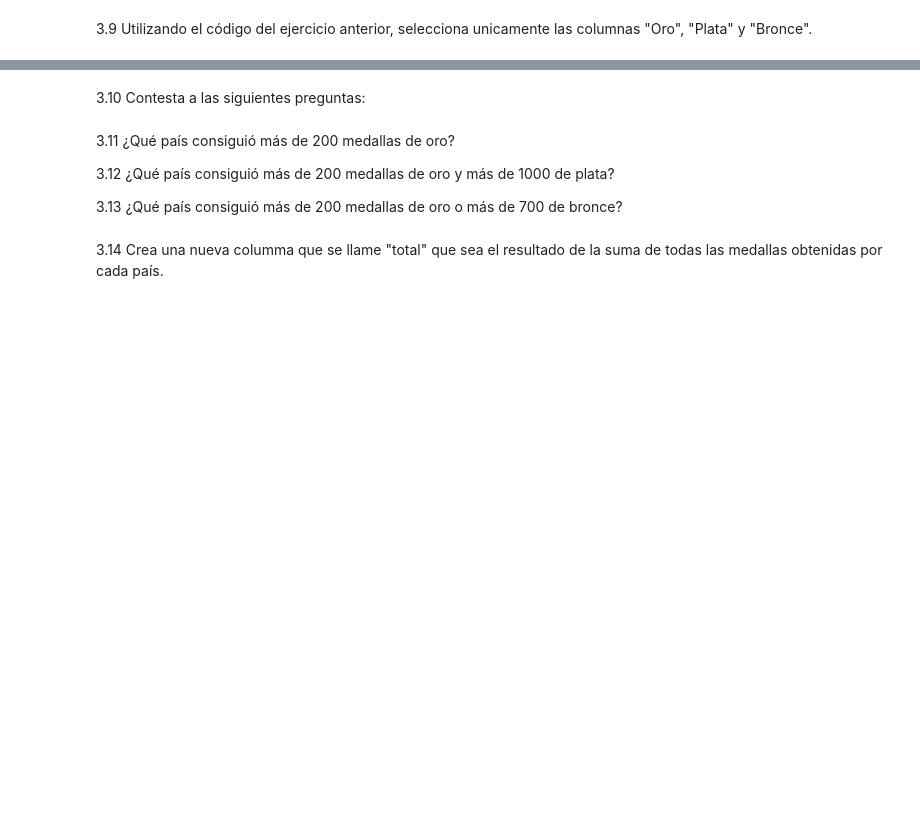
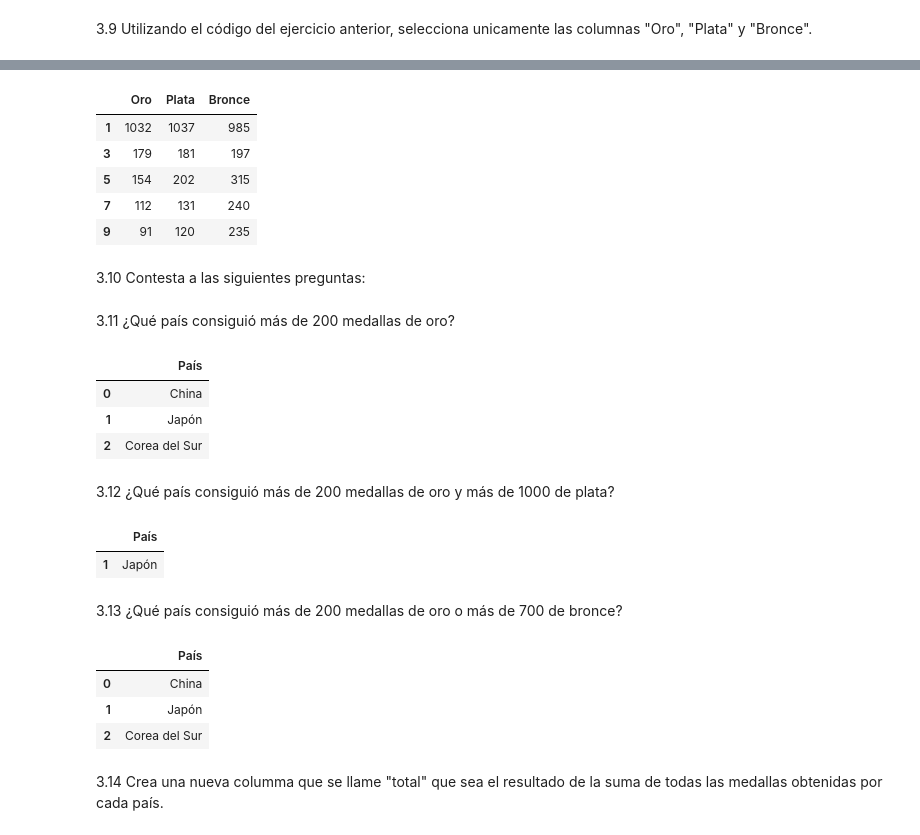
Before and after one commit to BSReguera/Pair-Programming-Modulo-3-Sprint1, a Jupyter notebook: pairprogramming-modulo3-leccion02.ipynb, the cells around one changed output, grey strips where cells are left out. Cells and saved outputs as stored; diff of their text form; code cells hidden in the pictures; blank space fills up the shorter version.

```diff
--- a/pairprogramming-modulo3-leccion02.ipynb
+++ b/pairprogramming-modulo3-leccion02.ipynb
@@ -66,10 +254,38 @@ valores = np.random.randint
+# %%
+df_medallas.iloc[1::2,[df_medallas.columns.get_loc('Oro'),df_medallas.columns.get_loc('Plata'),df_medallas.columns.get_loc('Bronce')]]
+# %% [output]
+|  | Oro | Plata | Bronce |
+| 1 | 1032 | 1037 | 985 |
+| 3 | 179 | 181 | 197 |
+| 5 | 154 | 202 | 315 |
+| 7 | 112 | 131 | 240 |
+| 9 | 91 | 120 | 235 |
 # %% [markdown]
 3.10 Contesta a las siguientes preguntas:
+# %% [markdown]
+3.11 ¿Qué país consiguió más de 200 medallas de oro?
+# %%
+df_medallas.loc[df_medallas['Oro'] > 200, ["País"]]
+# %% [output]
+|  | País |
+| 0 | China |
+| 1 | Japón |
+| 2 | Corea del Sur |
 # %% [markdown]
-3.11 ¿Qué país consiguió más de 200 medallas de oro?
-
 3.12 ¿Qué país consiguió más de 200 medallas de oro y más de 1000 de plata?
-
-3.13 ¿Qué país consiguió más de 200 medallas de oro o más de 700 de bronce?
+# %%
+df_medallas.loc[(df_medallas['Oro'] > 200) & (df_medallas['Plata'] > 1000), ["País"]]
+# %% [output]
+|  | País |
+| 1 | Japón |
+# %% [markdown]
+3.13 ¿Qué país consiguió más de 200 medallas de oro o más de 700 de bronce?
+# %%
+df_medallas.loc[(df_medallas['Oro'] > 200) & (df_medallas['Bronce'] > 700), ["País"]]
+# %% [output]
+|  | País |
+| 0 | China |
+| 1 | Japón |
+| 2 | Corea del Sur |
 # %% [markdown]
 3.14 Crea una nueva columma que se llame "total" que sea el resultado de la suma de todas las medallas obtenidas por cada país.
```
Also changed, not shown: parts of 29 cells of this notebook, 1 other file.
